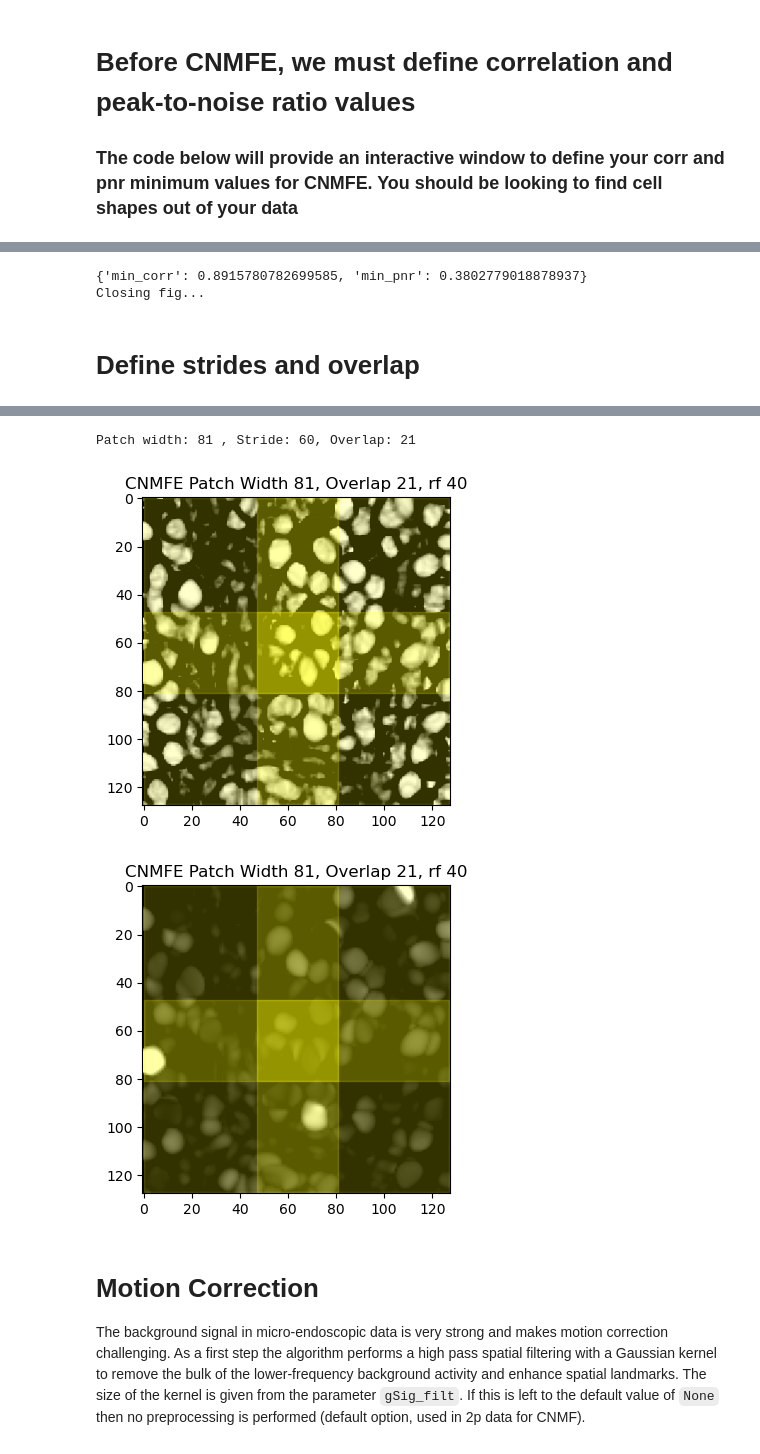
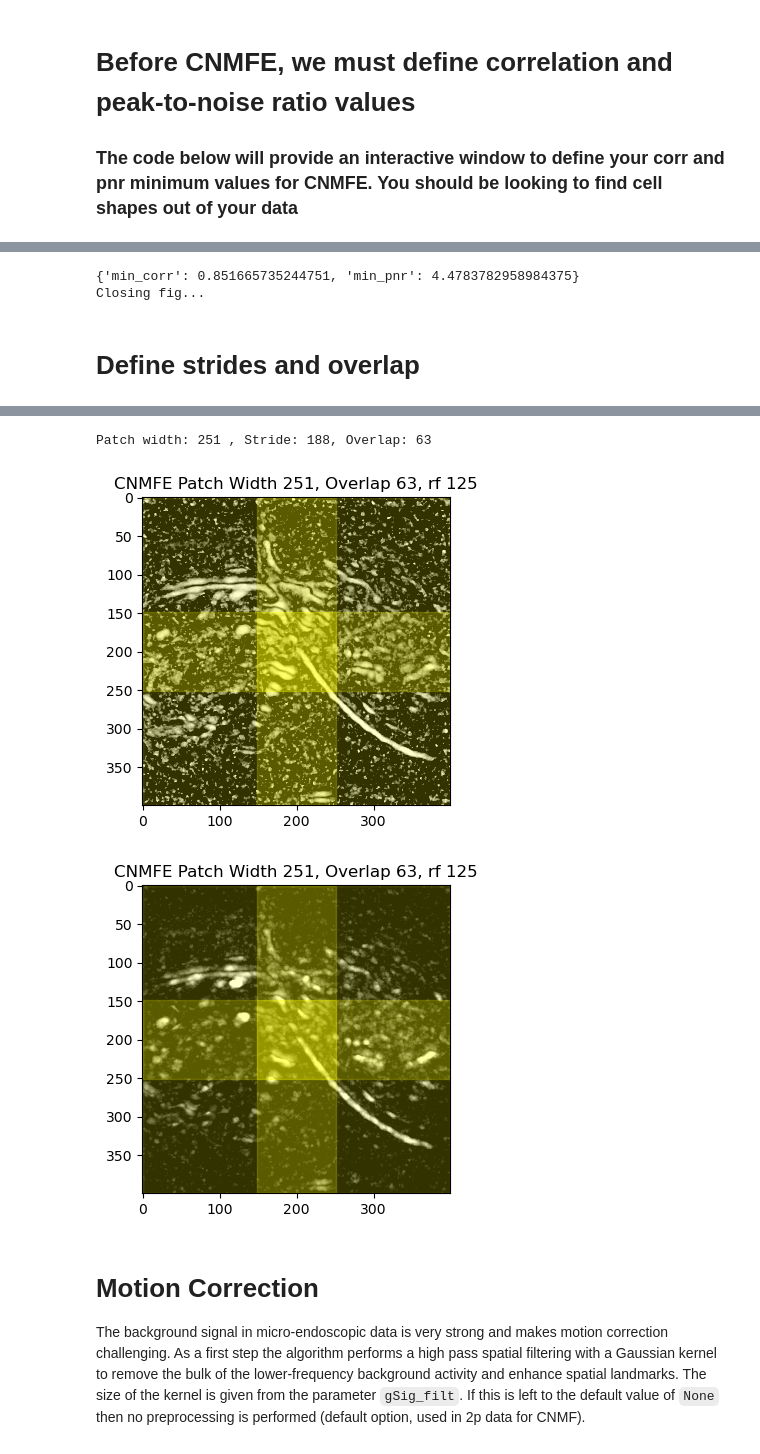
Before and after one commit to JohnStout/decode_lab_code, a Jupyter notebook: notebooks/projects/CNMFE.ipynb, the cells around one changed output, grey strips where cells are left out. Cells and saved outputs as stored; diff of their text form; code cells hidden in the pictures.

```diff
--- a/notebooks/projects/CNMFE.ipynb
+++ b/notebooks/projects/CNMFE.ipynb
@@ -86,8 +84,24 @@ The `download_demo` function will download the file and return the filepath, whi
 #movie_path = r'/Users/js0403/miniscope/data/134A/AAV2/3-Syn-GCaMP8f/2024_01_23/14_04_52/miniscopeDeviceName/full_movie_mod_downx2.tif'
 #fr = 30
 
-movie_path = r'/Users/js0403/caiman_data/example_movies/data_endoscope.tif'
-fr = 10
+# HPC neurons
+movie_path = r'/Users/js0403/miniscope/HPC-Neurons/134A/AAV2/3-Syn-GCaMP8f/2024_02_06/12_35_54/miniscopeDeviceName/full_movie_mod.tif'
+
+# PFC Neurons - not a great one
+#movie_path = r'/Users/js0403/miniscope/PFC-Neurons/122B/AAV2/3-Syn-GCaMP8f/2024_02_06/12_08_58/miniscopeDeviceName/full_movie_mod.tif'
+
+# ASTROCYTE GRIN - not as good, but some components
+#movie_path = r'/Users/js0403/miniscope/PFC-Astrocytes/122A/AAV2/3-gfaABC1D-GCaMP8f/2024_02_06/11_59_46/miniscopeDeviceName/full_movie_mod.tif'
+
+# PFC NEURONS - GREAT ONE
+#movie_path = r'/Users/js0403/miniscope/PFC-Neurons/122D/AAV2/3-Syn-GCaMP8f/2024_02_06/12_21_26/miniscopeDeviceName/full_movie_mod.tif'
+
+# automatically retrieve the sampling rate
+root_dir = os.path.split(movie_path)[0]
+contents_dir = os.listdir(root_dir)
+metadata_dir = os.path.join(root_dir,[i for i in contents_dir if '.json' in i][0])
+metadata = json.load(open(metadata_dir))
+fr = metadata['frameRate']
 
 # use this to save data later
 if '.avi' in movie_path:
@@ -237,13 +255,13 @@ print(corr_pnr)
 print("Closing fig...")
 iw_corr_pnr.close()
 # %% [output]
-{'min_corr': 0.8915780782699585, 'min_pnr': 0.3802779018878937}
+{'min_corr': 0.851665735244751, 'min_pnr': 4.4783782958984375}
 Closing fig...
 # %% [markdown]
 # Define strides and overlap
 # %%
 # params
-rf = 40 # was 60
+rf = 125 # was 60, was 150 for cnmfe on 122D
 
 # define stride (cnmfe refers to overlap, but mot correction refers to starting new patch every n pixels
 stride = int(rf/2)
@@ -281,4 +299,4 @@ fig.savefig(save_name+'_pnr_with_patches.eps',format='eps')
-Patch width: 81 , Stride: 60, Overlap: 21
+Patch width: 251 , Stride: 188, Overlap: 63
-[figure, old version]
+[figure, new version]
-[figure, old version]
+[figure, new version]
 # %%
```
Also changed, not shown: parts of 13 cells of this notebook, 3 other files.
